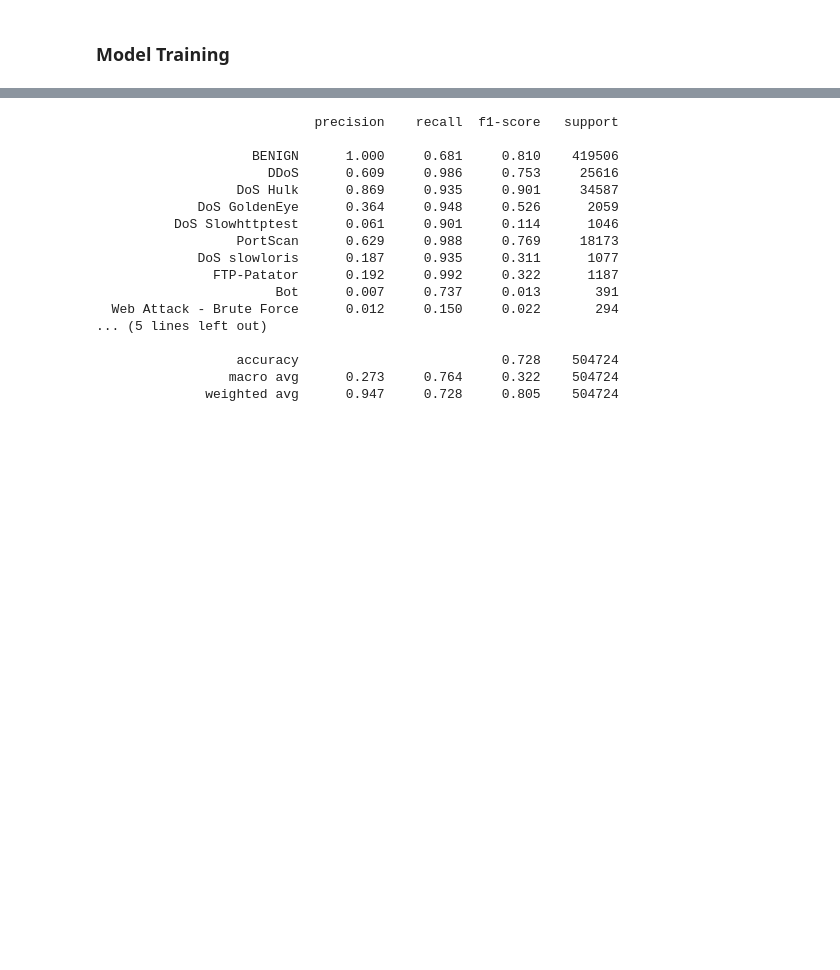
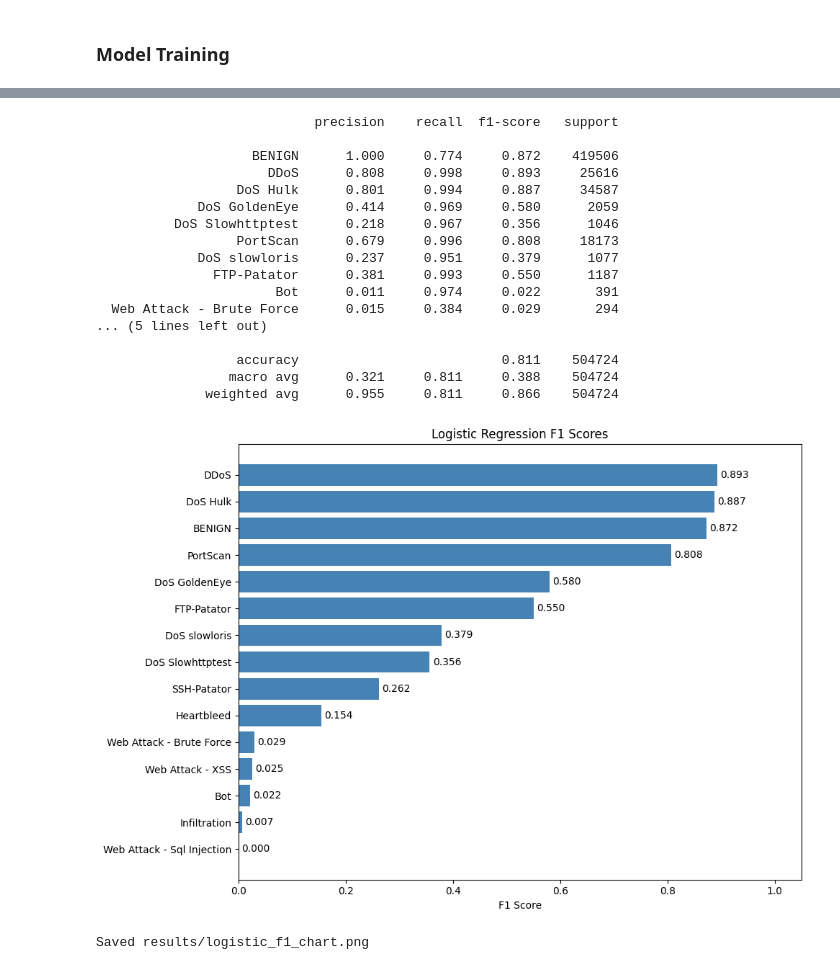
Before and after one commit to levipare/cs3540-final, a Jupyter notebook: results.ipynb, the cells around one changed output, grey strips where cells are left out. Saved outputs shown, nothing was run; the diff lists cells and outputs as text; code cells hidden in the pictures; blank space fills up the shorter version.

Commit message:
random forest train and eval, results from training LR and RF, added F1 chart saving

```diff
--- a/results.ipynb
+++ b/results.ipynb
@@ -105,7 +108,7 @@ lr_artifacts = train_logistic_classifier(
 	X_resampled,
 	y_resampled,
 	random_state=42,
-	max_iter=10,
+	max_iter=20,
 	solver="newton-cholesky",
 	verbose=1
 )
@@ -131,30 +134,38 @@ Logistic regression training complete.
 # %%
 # logistic regression evaluation
 lr_result = evaluate_model_predictions("Logistic Regression", y_test, lr_predict(lr_artifacts, X_test))
 save_classification_report(lr_result, RESULTS / "logistic_report.txt")
 
 lr_report_dict = lr_result.classification_report_df.fillna(0).to_dict(orient="index")
 (RESULTS / "logistic_report.json").write_text(json.dumps(lr_report_dict))
 
 with open(RESULTS / "logistic_artifacts.pkl", "wb") as f:
     pickle.dump(lr_artifacts, f)
 
 print(lr_result.classification_report_text)
+
+save_f1_chart(
+	lr_report_dict,
+	title="Logistic Regression F1 Scores",
+	save_path=str(RESULTS / "logistic_f1_chart.png")
+)
 # %% [output]
                             precision    recall  f1-score   support
 
-                    BENIGN      1.000     0.681     0.810    419506
-                      DDoS      0.609     0.986     0.753     25616
-                  DoS Hulk      0.869     0.935     0.901     34587
-             DoS GoldenEye      0.364     0.948     0.526      2059
-          DoS Slowhttptest      0.061     0.901     0.114      1046
-                  PortScan      0.629     0.988     0.769     18173
-             DoS slowloris      0.187     0.935     0.311      1077
-               FTP-Patator      0.192     0.992     0.322      1187
-                       Bot      0.007     0.737     0.013       391
-  Web Attack - Brute Force      0.012     0.150     0.022       294
+                    BENIGN      1.000     0.774     0.872    419506
+                      DDoS      0.808     0.998     0.893     25616
+                  DoS Hulk      0.801     0.994     0.887     34587
+             DoS GoldenEye      0.414     0.969     0.580      2059
+          DoS Slowhttptest      0.218     0.967     0.356      1046
+                  PortScan      0.679     0.996     0.808     18173
+             DoS slowloris      0.237     0.951     0.379      1077
+               FTP-Patator      0.381     0.993     0.550      1187
+                       Bot      0.011     0.974     0.022       391
+  Web Attack - Brute Force      0.015     0.384     0.029       294
 ... (5 lines left out)
 
-                  accuracy                          0.728    504724
-                 macro avg      0.273     0.764     0.322    504724
-              weighted avg      0.947     0.728     0.805    504724
+                  accuracy                          0.811    504724
+                 macro avg      0.321     0.811     0.388    504724
+              weighted avg      0.955     0.811     0.866    504724
+[figure, added]
+Saved results/logistic_f1_chart.png
```
Also changed, not shown: parts of 4 cells of this notebook, 6 other files.
